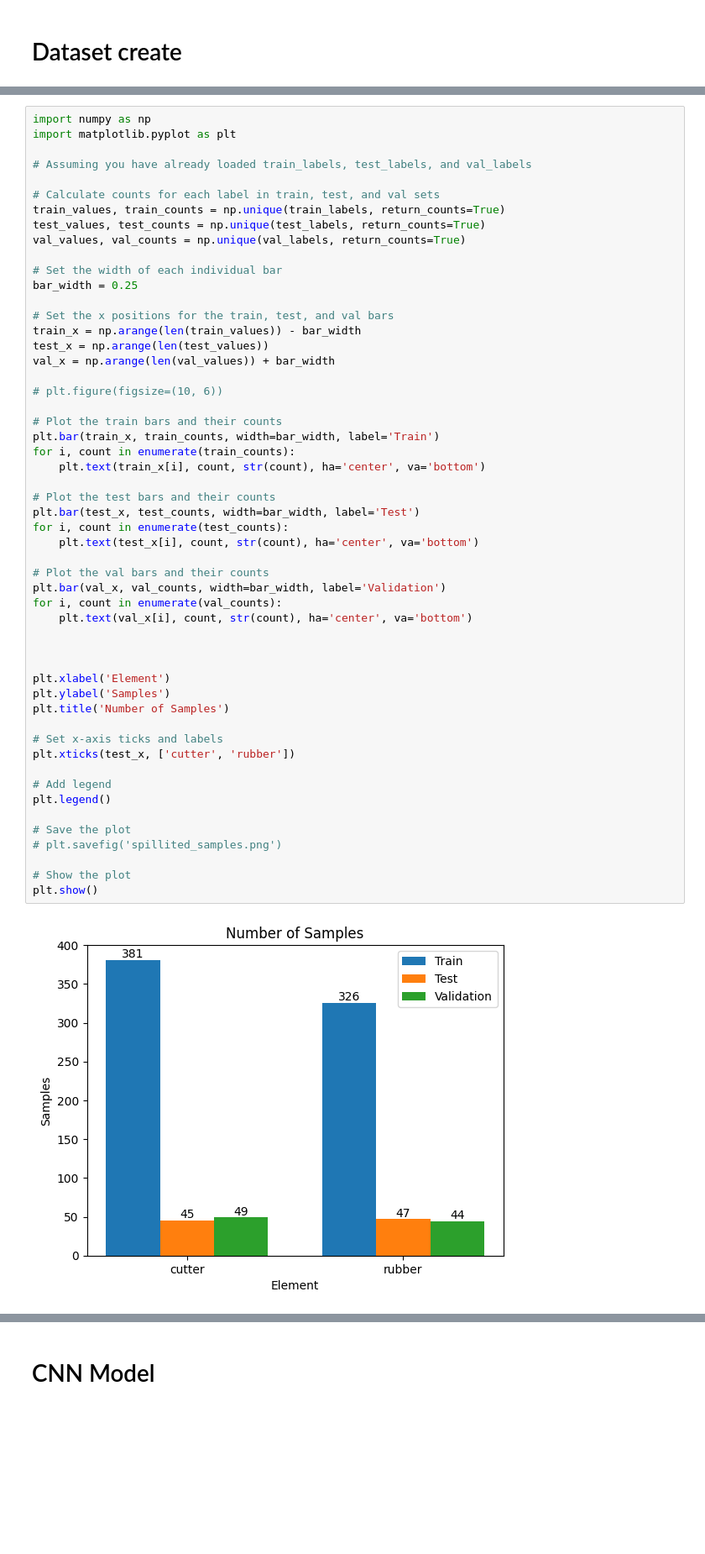
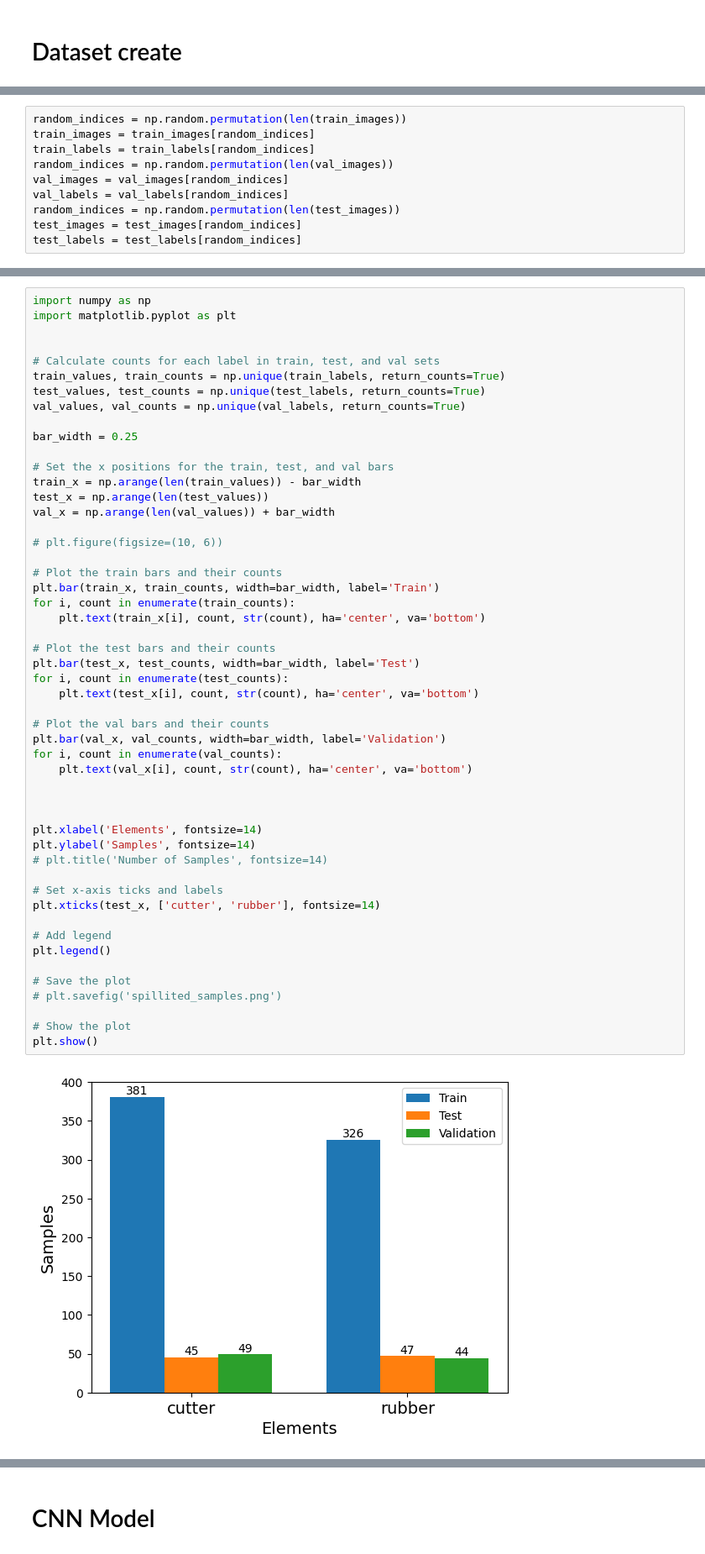
Before and after one commit to MeSagor/Artificial-Intelligence-Lab, a Jupyter notebook: Classification/a.ipynb, the cells around one changed output, grey strips where cells are left out. Shown at 84% size. Cells and saved outputs as stored; diff of their text form; blank space fills up the shorter version.

```diff
--- a/Classification/a.ipynb
+++ b/Classification/a.ipynb
@@ -126,3 +127,13 @@ Shape of val_rubber_images: (93,)
+# %%
+random_indices = np.random.permutation(len(train_images))
+train_images = train_images[random_indices]
+train_labels = train_labels[random_indices]
+random_indices = np.random.permutation(len(val_images))
+val_images = val_images[random_indices]
+val_labels = val_labels[random_indices]
+random_indices = np.random.permutation(len(test_images))
+test_images = test_images[random_indices]
+test_labels = test_labels[random_indices]
 # %%
 
 labels = np.concatenate((train_labels, test_labels, val_labels))
@@ -148,14 +159,12 @@ plt.show()
 import numpy as np
 import matplotlib.pyplot as plt
 
-# Assuming you have already loaded train_labels, test_labels, and val_labels
 
 # Calculate counts for each label in train, test, and val sets
 train_values, train_counts = np.unique(train_labels, return_counts=True)
 test_values, test_counts = np.unique(test_labels, return_counts=True)
 val_values, val_counts = np.unique(val_labels, return_counts=True)
 
-# Set the width of each individual bar
 bar_width = 0.25
 
 # Set the x positions for the train, test, and val bars
@@ -167,38 +176,38 @@ val_x = np.arange(len(val_values)) + bar_width
 
 # Plot the train bars and their counts
 plt.bar(train_x, train_counts, width=bar_width, label='Train')
 for i, count in enumerate(train_counts):
     plt.text(train_x[i], count, str(count), ha='center', va='bottom')
 
 # Plot the test bars and their counts
 plt.bar(test_x, test_counts, width=bar_width, label='Test')
 for i, count in enumerate(test_counts):
     plt.text(test_x[i], count, str(count), ha='center', va='bottom')
 
 # Plot the val bars and their counts
 plt.bar(val_x, val_counts, width=bar_width, label='Validation')
 for i, count in enumerate(val_counts):
     plt.text(val_x[i], count, str(count), ha='center', va='bottom')
 
 
 
-plt.xlabel('Element')
-plt.ylabel('Samples')
-plt.title('Number of Samples')
+plt.xlabel('Elements', fontsize=14)
+plt.ylabel('Samples', fontsize=14)
+# plt.title('Number of Samples', fontsize=14)
 
 # Set x-axis ticks and labels
-plt.xticks(test_x, ['cutter', 'rubber'])
+plt.xticks(test_x, ['cutter', 'rubber'], fontsize=14)
 
 # Add legend
 plt.legend()
 
 # Save the plot
 # plt.savefig('spillited_samples.png')
 
 # Show the plot
 plt.show()
 # %% [output]
-[figure, old version]
+[figure, new version]
 # %%
 idx = 20
 print("Label:", 'cutter' if labels[idx]==0 else 'rubber')
```
Also changed, not shown: parts of 15 cells of this notebook, 1 other file.
